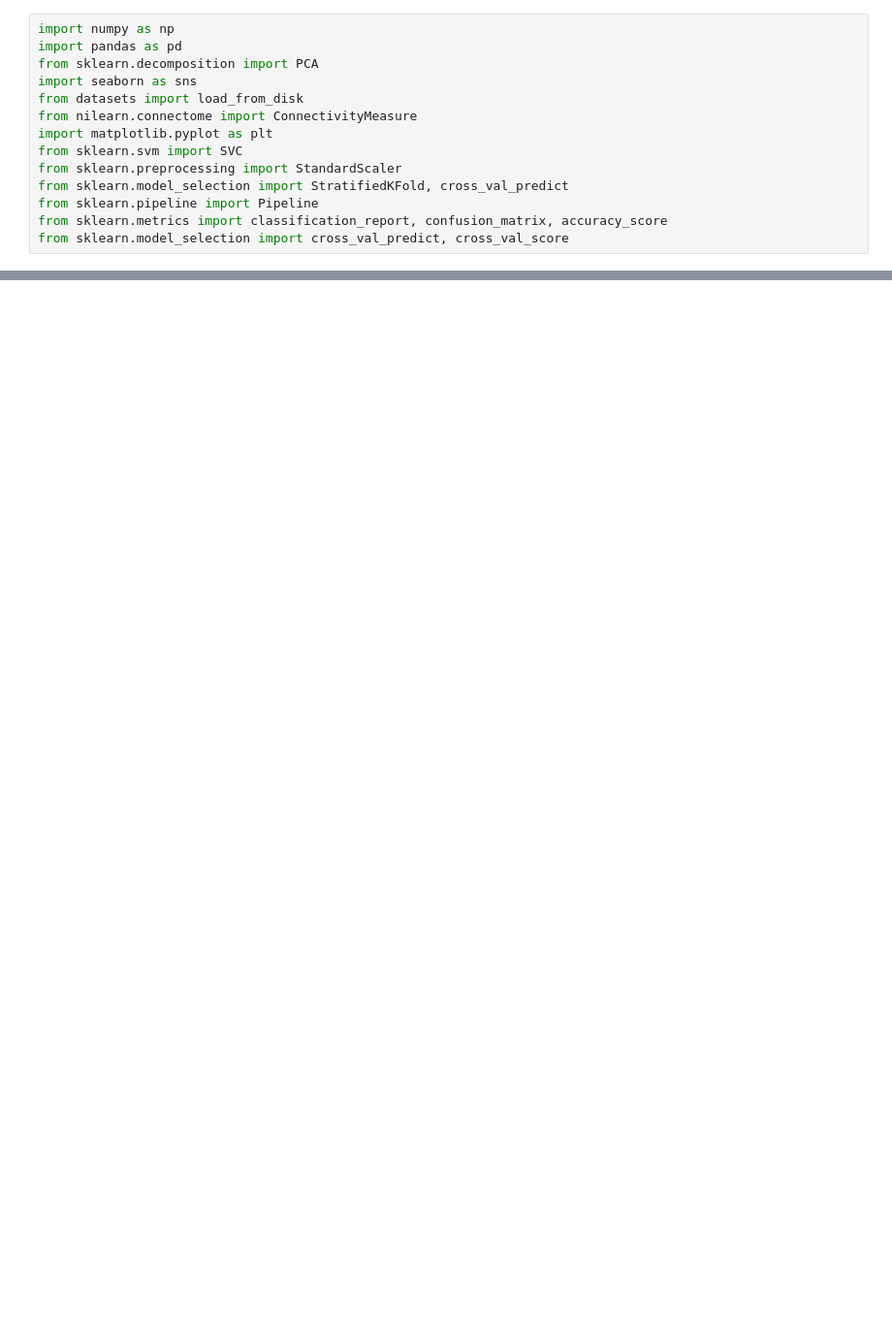
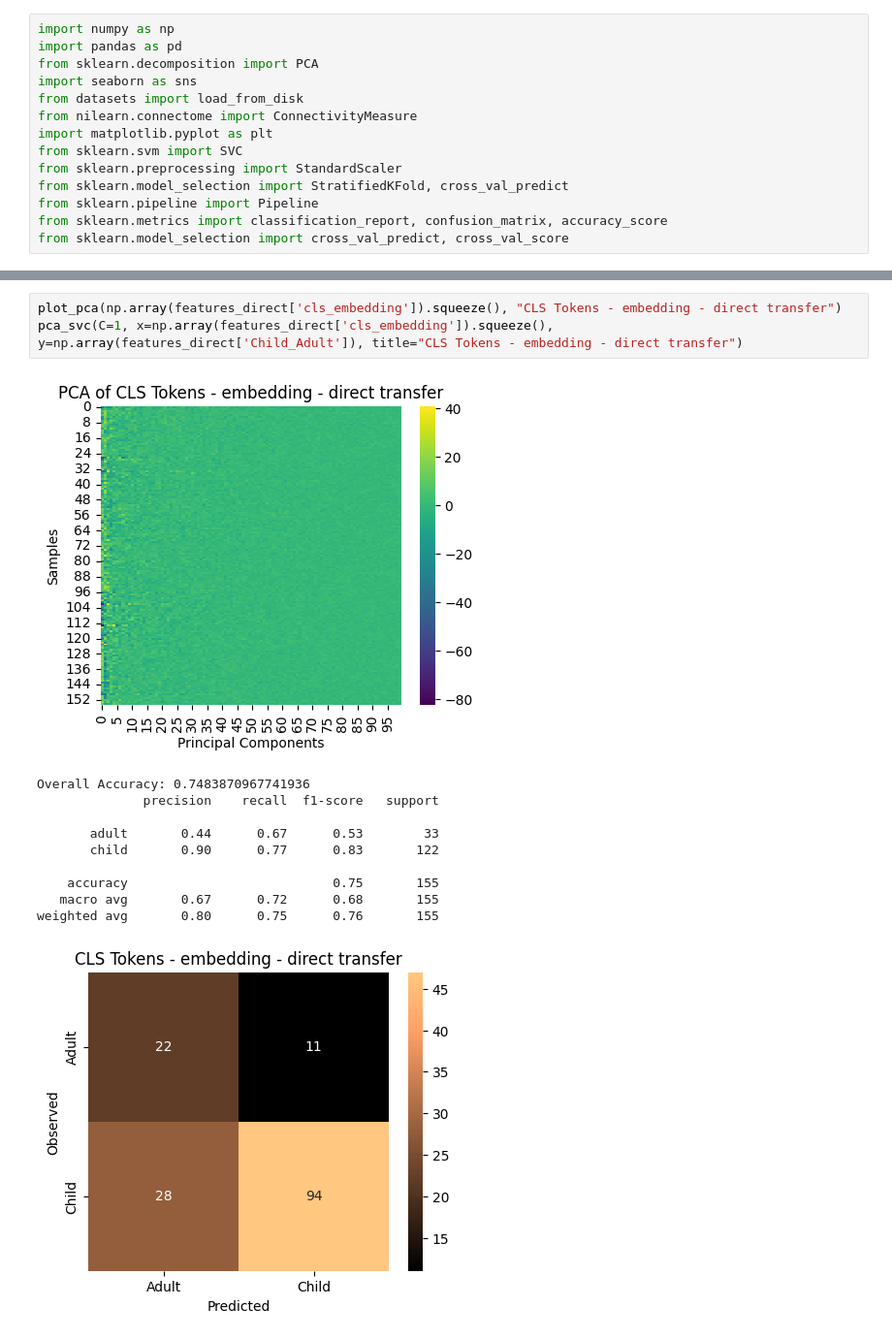
Before and after one commit to htwangtw/hfplayground, a Jupyter notebook: notebooks/inference_finetune_vs_direct.ipynb, the cells around one changed output, grey strips where cells are left out. Shown at 97% size. Saved outputs shown, nothing was run; the diff lists cells and outputs as text; blank space fills up the shorter version.

```diff
--- a/notebooks/inference_finetune_vs_direct.ipynb
+++ b/notebooks/inference_finetune_vs_direct.ipynb
@@ -178,0 +162,15 @@ weighted avg       0.86      0.83      0.84       155
+# %%
+plot_pca(np.array(features_direct['cls_embedding']).squeeze(), "CLS Tokens - embedding - direct transfer")
+pca_svc(C=1, x=np.array(features_direct['cls_embedding']).squeeze(), y=np.array(features_direct['Child_Adult']), title="CLS Tokens - embedding - direct transfer")
+# %% [output]
+[figure, added]
+Overall Accuracy: 0.7483870967741936
+              precision    recall  f1-score   support
+
+       adult       0.44      0.67      0.53        33
+       child       0.90      0.77      0.83       122
+
+    accuracy                           0.75       155
+   macro avg       0.67      0.72      0.68       155
+weighted avg       0.80      0.75      0.76       155
+[figure, added]
```
Also changed, not shown: parts of 28 cells of this notebook, 4 other files.
